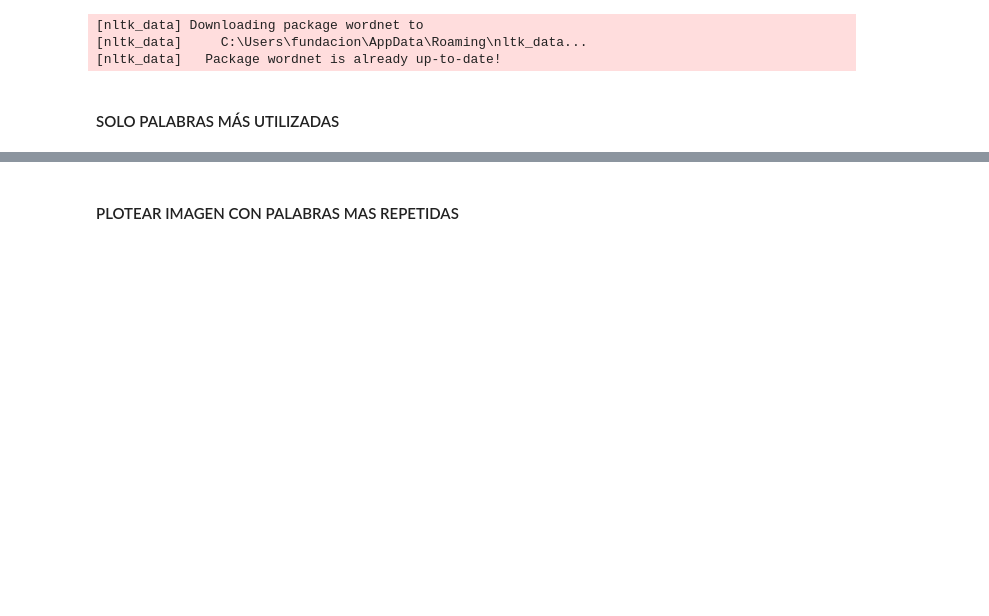
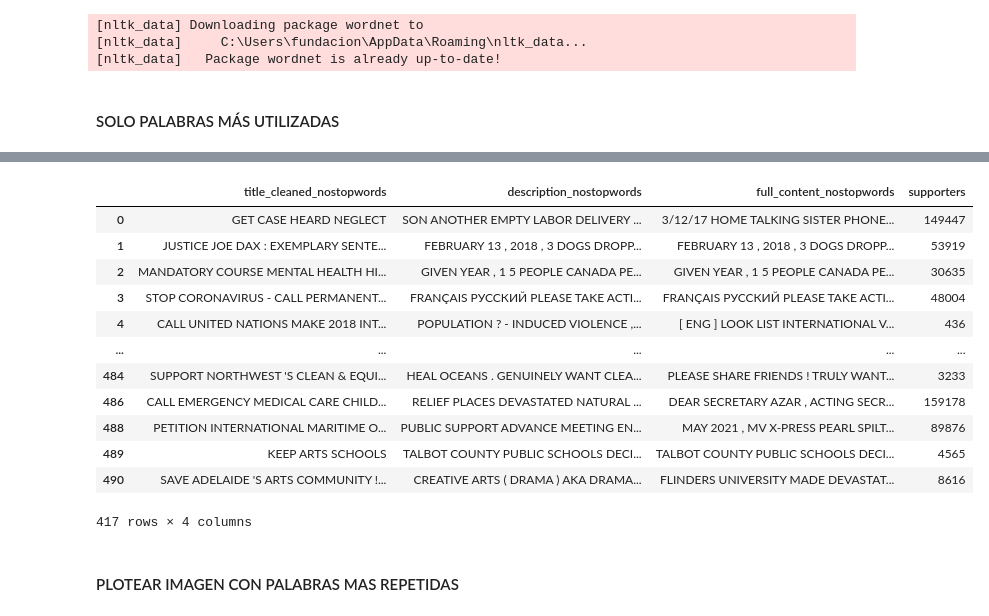
Before and after one commit to evascor/FemHack, a Jupyter notebook: EDA_test.ipynb, the cells around one changed output, grey strips where cells are left out. Cells and saved outputs as stored; diff of their text form; code cells hidden in the pictures; blank space fills up the shorter version.

Commit message:
Datos limpios, archivo csv final TEST

```diff
--- a/EDA_test.ipynb
+++ b/EDA_test.ipynb
@@ -432,3 +449,22 @@ FOOD: 302
+# %%
+# Crear una nueva DataFrame con las columnas específicas
+df_clean_test = df_filtered[['title_cleaned_nostopwords', 'description_nostopwords', 'full_content_nostopwords', 'supporters']].copy()
+df_clean_test.to_csv('dataframe_test.csv', index=False)
+df_clean_test
+# %% [output]
+|  | title_cleaned_nostopwords | description_nostopwords | full_content_nostopwords | supporters |
+| 0 | GET CASE HEARD NEGLECT | SON ANOTHER EMPTY LABOR DELIVERY ... | 3/12/17 HOME TALKING SISTER PHONE... | 149447 |
+| 1 | JUSTICE JOE DAX : EXEMPLARY SENTE... | FEBRUARY 13 , 2018 , 3 DOGS DROPP... | FEBRUARY 13 , 2018 , 3 DOGS DROPP... | 53919 |
+| 2 | MANDATORY COURSE MENTAL HEALTH HI... | GIVEN YEAR , 1 5 PEOPLE CANADA PE... | GIVEN YEAR , 1 5 PEOPLE CANADA PE... | 30635 |
+| 3 | STOP CORONAVIRUS - CALL PERMANENT... | FRANÇAIS РУССКИЙ PLEASE TAKE ACTI... | FRANÇAIS РУССКИЙ PLEASE TAKE ACTI... | 48004 |
+| 4 | CALL UNITED NATIONS MAKE 2018 INT... | POPULATION ? - INDUCED VIOLENCE ,... | [ ENG ] LOOK LIST INTERNATIONAL V... | 436 |
+| ... | ... | ... | ... | ... |
+| 484 | SUPPORT NORTHWEST 'S CLEAN & EQUI... | HEAL OCEANS . GENUINELY WANT CLEA... | PLEASE SHARE FRIENDS ! TRULY WANT... | 3233 |
+| 486 | CALL EMERGENCY MEDICAL CARE CHILD... | RELIEF PLACES DEVASTATED NATURAL ... | DEAR SECRETARY AZAR , ACTING SECR... | 159178 |
+| 488 | PETITION INTERNATIONAL MARITIME O... | PUBLIC SUPPORT ADVANCE MEETING EN... | MAY 2021 , MV X-PRESS PEARL SPILT... | 89876 |
+| 489 | KEEP ARTS SCHOOLS | TALBOT COUNTY PUBLIC SCHOOLS DECI... | TALBOT COUNTY PUBLIC SCHOOLS DECI... | 4565 |
+| 490 | SAVE ADELAIDE 'S ARTS COMMUNITY !... | CREATIVE ARTS ( DRAMA ) AKA DRAMA... | FLINDERS UNIVERSITY MADE DEVASTAT... | 8616 |
+417 rows × 4 columns
 # %% [markdown]
 #### PLOTEAR IMAGEN CON PALABRAS MAS REPETIDAS
 # %%
```
Also changed, not shown: parts of 8 cells of this notebook, 1 other file.
